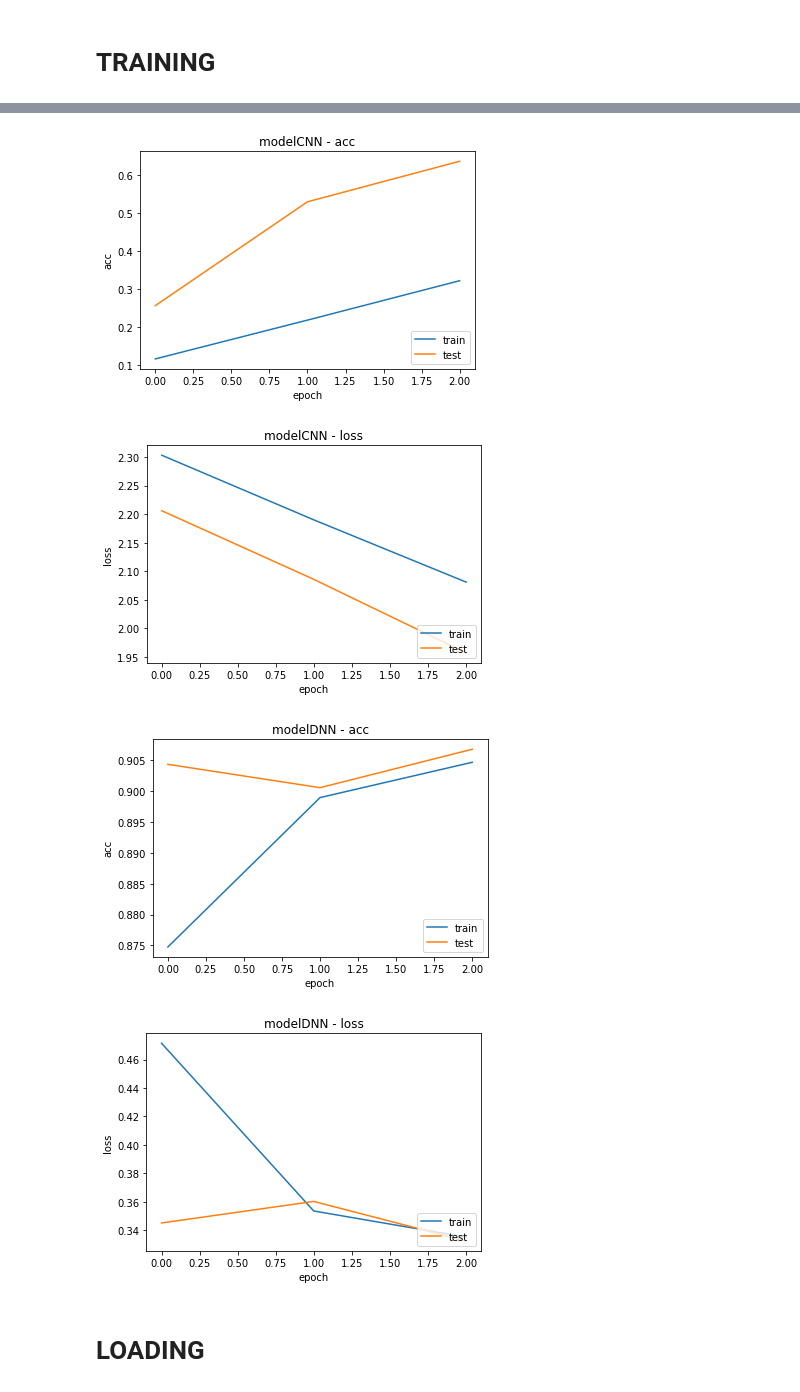
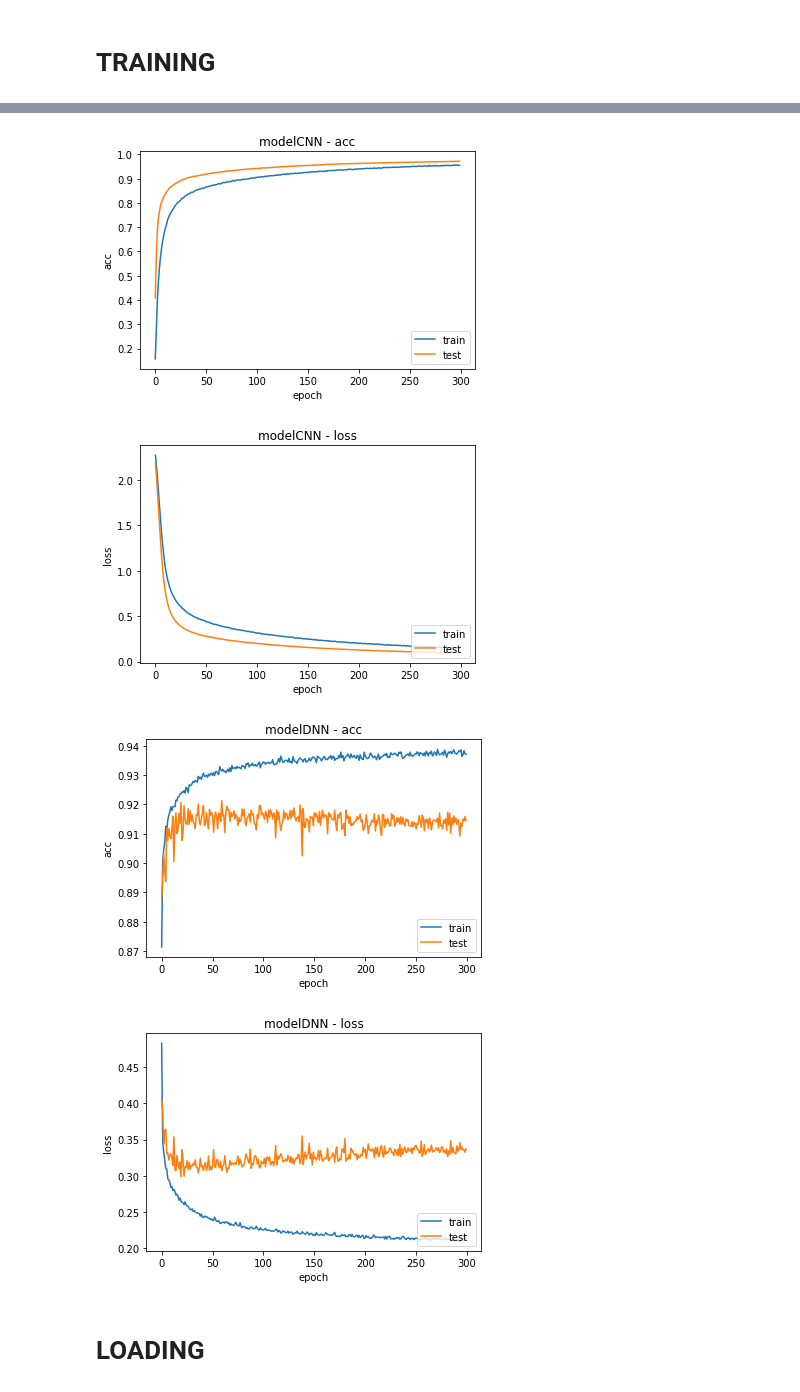
Before and after one commit to DariuszKobiela/DigitPredictorAI, a Jupyter notebook: NN_GOOGLE_COLAB.ipynb, the cells around one changed output, grey strips where cells are left out. Cells and saved outputs as stored; diff of their text form; code cells hidden in the pictures.

```diff
--- a/NN_GOOGLE_COLAB.ipynb
+++ b/NN_GOOGLE_COLAB.ipynb
@@ -18,7 +18,7 @@ tensorflow.__version__
 # IMPORTS
 # %%
 import os
-
+import json
 import matplotlib.pyplot as plt
 import numpy as np
 import pandas as pd
@@ -122,5 +122,10 @@ def plot_metric(model_log, metric_name, model_name, root_directory):
     plt.xlabel('epoch')
     plt.legend(['train', 'test'], loc='lower right')
     plt.savefig(root_directory + "images/" + model_name + '_' + metric_name + '.png')
+
+def save_history(model, model_name, root_directory):
+    file_path = root_directory+"logs/" + model_name + '_history.json'
+    with open(file_path, 'w') as file:
+        file.write(json.dumps(model_log.history))
 # %% [markdown]
 # TRAINING
@@ -131,6 +132,6 @@ x_train.shape
 # %%
 batch_size = 128
-num_epoch = 3
+num_epoch = 300 #19:35 started, 20:25 ended
 root_directory = "/content/drive/My Drive/COLAB/"
 
 print("--------------------------------")
@@ -144,6 +145,7 @@ for model_name, model in [("CNN", model_CNN()), ("DNN", model_DNN())]:
     model_log, model = fit_model(model, model_name, x_train, y_train, batch_size, num_epoch, root_directory)
     validate(model, x_train, y_train, x_test, y_test)
     save_model_plot(model, model_name, root_directory)
+    save_history(model, model_name, root_directory)
     for metric_name in ['acc', 'loss']:
         plot_metric(model_log, metric_name, model_name, root_directory)
 # %% [output]
@@ -163,11 +165,11 @@ Test loss: 1.9580885171890259, Test accuracy: 0.6359000205993652
 Trainable params: 468,874
 Non-trainable params: 0
 _________________________________________________________________
 None
-[figure, old version]
+[figure, new version]
-[figure, old version]
+[figure, new version]
-[figure, old version]
+[figure, new version]
-[figure, old version]
+[figure, new version]
 # %%
 root_directory = "/content/drive/My Drive/COLAB/"
 
```
Also changed, not shown: parts of 3 cells of this notebook.
